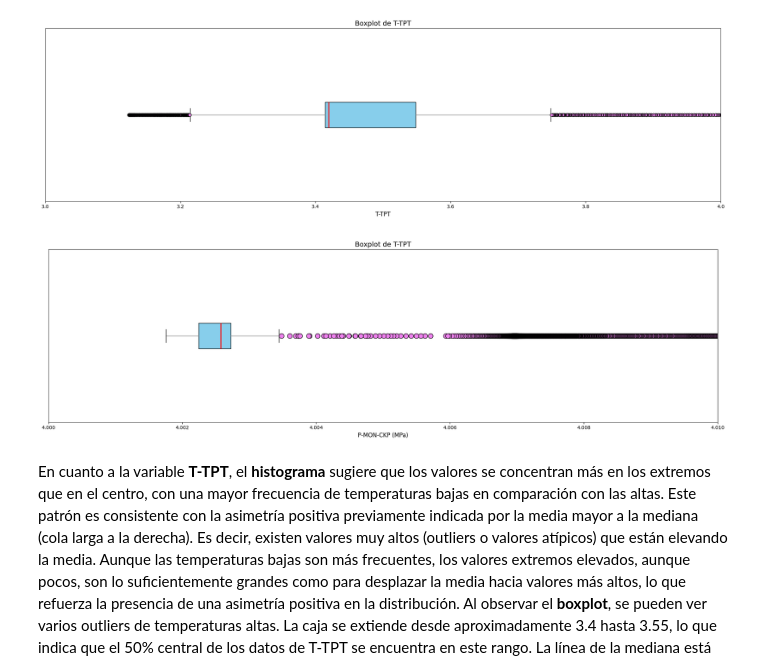
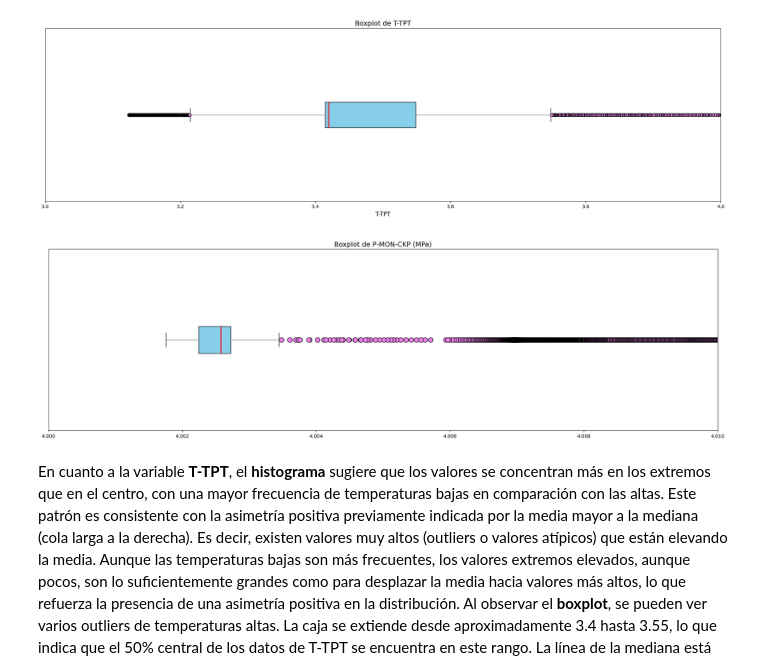
Before and after one commit to florencianionquepan/analisis_hidratos_offshore, a Jupyter notebook: Análisis_de_Hidratos_en_Línea_de_Producción_Offshore.ipynb, the cells around one changed output. Saved outputs shown, nothing was run; the diff lists cells and outputs as text; code cells hidden in the pictures.

```diff
--- a/Análisis_de_Hidratos_en_Línea_de_Producción_Offshore.ipynb
+++ b/Análisis_de_Hidratos_en_Línea_de_Producción_Offshore.ipynb
@@ -351,30 +374,29 @@ plt.show()
 # %%
 # Grafico de nuevo el boxplot de P-MON-CKP con otro tamaño y cortando los outliers porque debo visualizar la caja
 plt.figure(figsize=(20, 6))  # Ajustar tamaño de la figura si es necesario
 
 # Definir propiedades para los outliers
 flierprops = dict(marker='o', markerfacecolor='violet', markersize=10, linestyle='none', markeredgecolor='black')
 
 boxplot_parts = plt.boxplot(df_simulated_1['P-MON-CKP (MPa)'], vert=False, flierprops=flierprops, patch_artist=True)
 
 # Estilos para la caja, bigotes y mediana (como antes)
 boxplot_parts['boxes'][0].set(facecolor='skyblue', edgecolor='black')
 for whisker in boxplot_parts['whiskers']:
     whisker.set(color='gray')
 for median in boxplot_parts['medians']:
     median.set(color='red', linewidth=2)
 
-plt.title('Boxplot de T-TPT', fontsize=14)
-plt.xlabel('P-MON-CKP (MPa)', fontsize=12)
+plt.title('Boxplot de P-MON-CKP (MPa)', fontsize=14)
 plt.yticks([])  # Ocultar ticks del eje Y
 
 # Ajustar la escala horizontal (eje X)
 plt.xlim(4, 4.01)  # Ajusta los límites según tus datos
 
 plt.tight_layout()
 plt.show()
 # %% [output]
-[figure, old version]
+[figure, new version]
 # %% [markdown]
 En cuanto a la variable **T-TPT**, el **histograma** sugiere que los valores se concentran más en los extremos que en el centro, con una mayor frecuencia de temperaturas bajas en comparación con las altas. Este patrón es consistente con la asimetría positiva previamente indicada por la media mayor a la mediana (cola larga a la derecha). Es decir, existen valores muy altos (outliers o valores atípicos) que están elevando la media. Aunque las temperaturas bajas son más frecuentes, los valores extremos elevados, aunque pocos, son lo suficientemente grandes como para desplazar la media hacia valores más altos, lo que refuerza la presencia de una asimetría positiva en la distribución.
 Al observar el **boxplot**, se pueden ver varios outliers de temperaturas altas. La caja se extiende desde aproximadamente 3.4 hasta 3.55, lo que indica que el 50% central de los datos de T-TPT se encuentra en este rango. La línea de la mediana está ligeramente más cerca del borde inferior de la caja, lo que sugiere una asimetría hacia los valores más altos. Además, varios puntos atípicos se encuentran por encima del bigote superior, lo que confirma la presencia de valores inusualmente altos en los datos.
```
Also changed, not shown: parts of 26 cells of this notebook.
